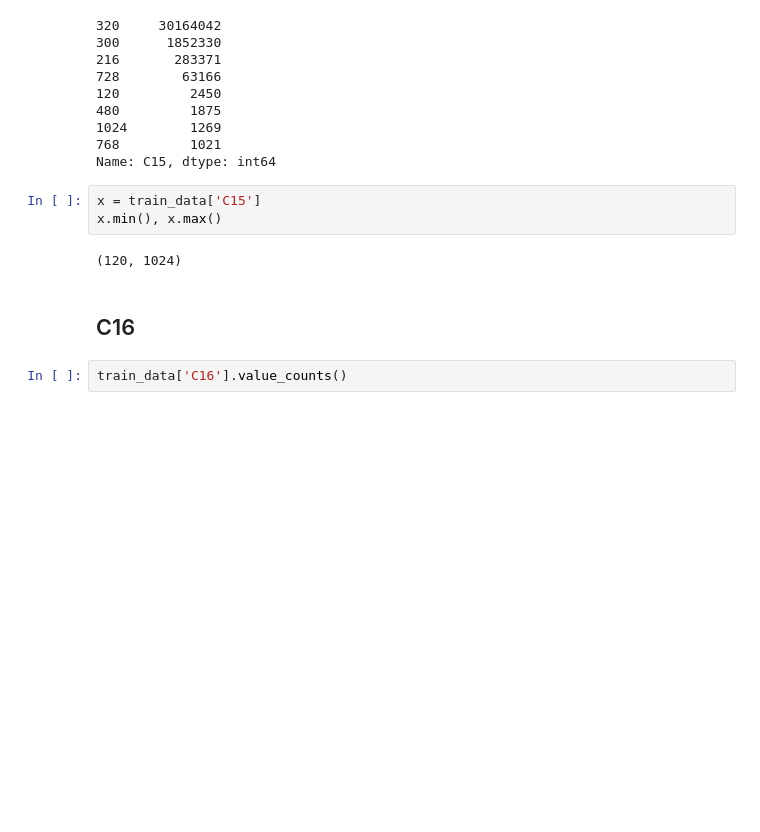
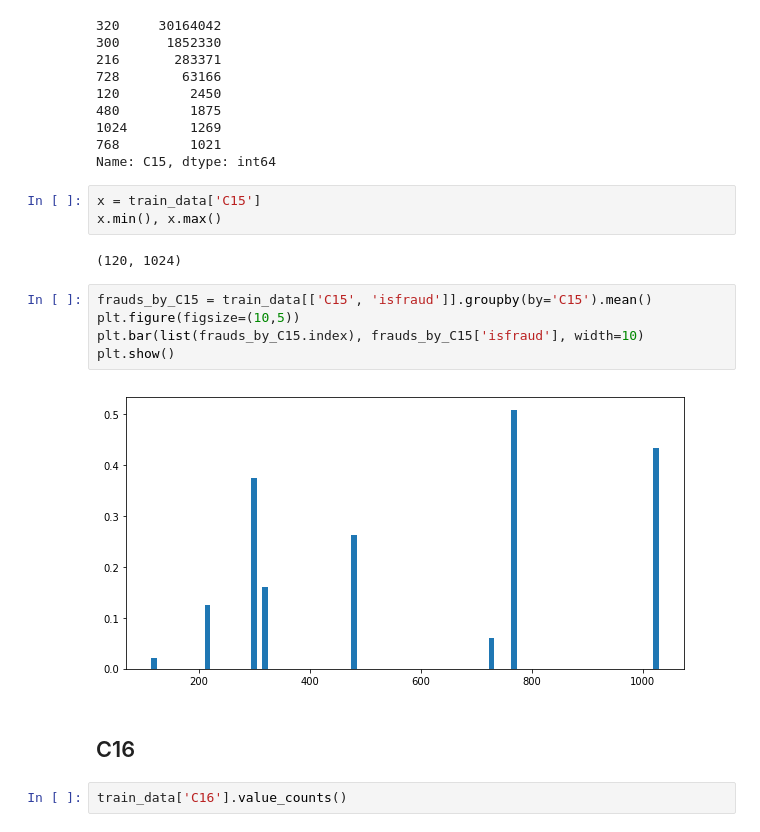
Before and after one commit to MLobo1997/catch-the-fraudster, a Jupyter notebook: dataset_analyzis.ipynb, the cells around one changed output. Cells and saved outputs as stored; diff of their text form; blank space fills up the shorter version.

```diff
--- a/dataset_analyzis.ipynb
+++ b/dataset_analyzis.ipynb
@@ -306,6 +310,13 @@ x = train_data['C15']
 x.min(), x.max()
 # %% [output]
 (120, 1024)
+# %%
+frauds_by_C15 = train_data[['C15', 'isfraud']].groupby(by='C15').mean()
+plt.figure(figsize=(10,5))
+plt.bar(list(frauds_by_C15.index), frauds_by_C15['isfraud'], width=10)
+plt.show()
+# %% [output]
+[figure, added]
 # %% [markdown]
 ## C16
 # %%
```
Also changed, not shown: parts of 14 cells of this notebook, 1 other file.
